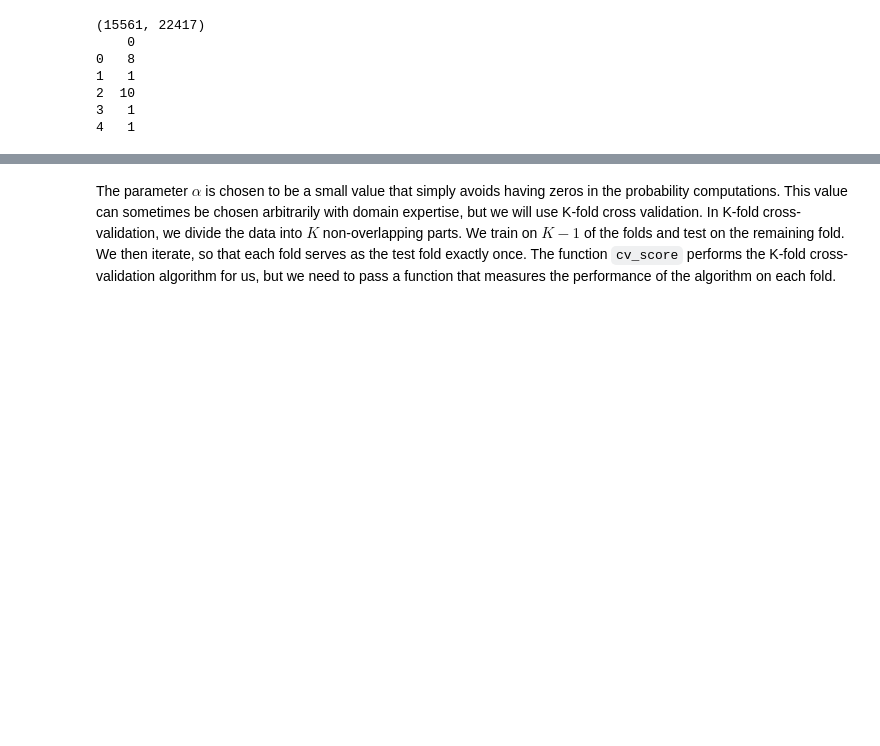
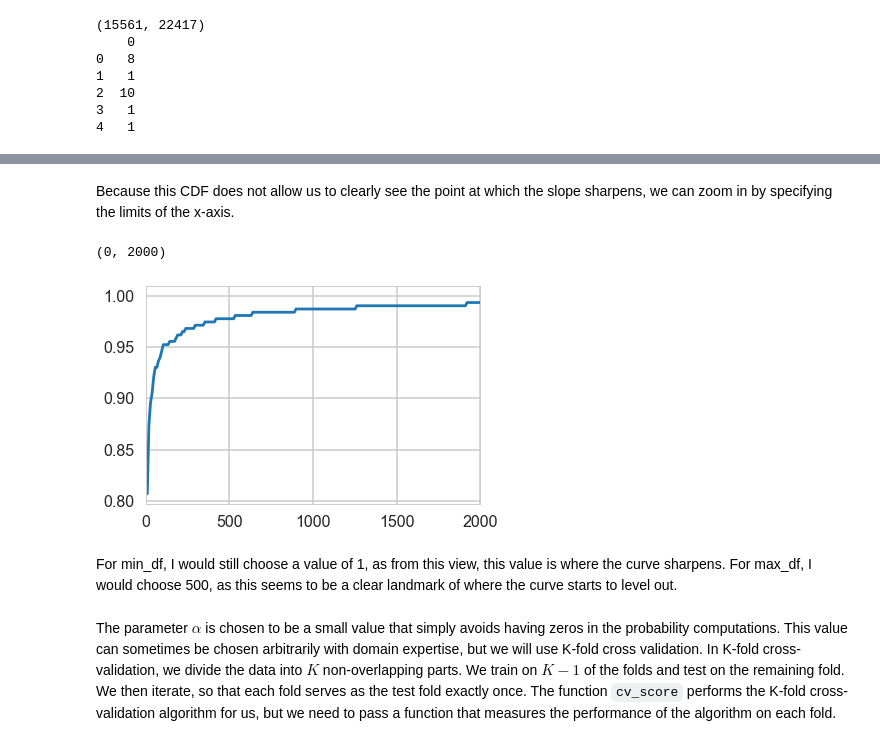
Before and after one commit to nyssabulkes/Springboard, a Jupyter notebook: Mini_Project_Naive_Bayes.ipynb, the cells around one changed output, grey strips where cells are left out. Drawn from its saved outputs; the diff is of its cells as text; code cells hidden in the pictures; blank space fills up the shorter version.

```diff
--- a/Mini_Project_Naive_Bayes.ipynb
+++ b/Mini_Project_Naive_Bayes.ipynb
@@ -327,3 +337,13 @@ grouped_doc = document.groupby(0).size()
+# %% [markdown]
+Because this CDF does not allow us to clearly see the point at which the slope sharpens, we can zoom in by specifying the limits of the x-axis.
+# %%
+plt.plot(bin_edges[1:], cdf/cdf[-1])
+plt.xlim(0, 2000)
+# %% [output]
+(0, 2000)
+[figure, added]
+# %% [markdown]
+For min_df, I would still choose a value of 1, as from this view, this value is where the curve sharpens. For max_df, I would choose 500, as this seems to be a clear landmark of where the curve starts to level out.
 # %% [markdown]
 The parameter $\alpha$ is chosen to be a small value that simply avoids having zeros in the probability computations. This value can sometimes be chosen arbitrarily with domain expertise, but we will use K-fold cross validation. In K-fold cross-validation, we divide the data into $K$ non-overlapping parts. We train on $K-1$ of the folds and test on the remaining fold. We then iterate, so that each fold serves as the test fold exactly once. The function `cv_score` performs the K-fold cross-validation algorithm for us, but we need to pass a function that measures the performance of the algorithm on each fold.
 # %%
```
Also changed, not shown: parts of 18 cells of this notebook.
